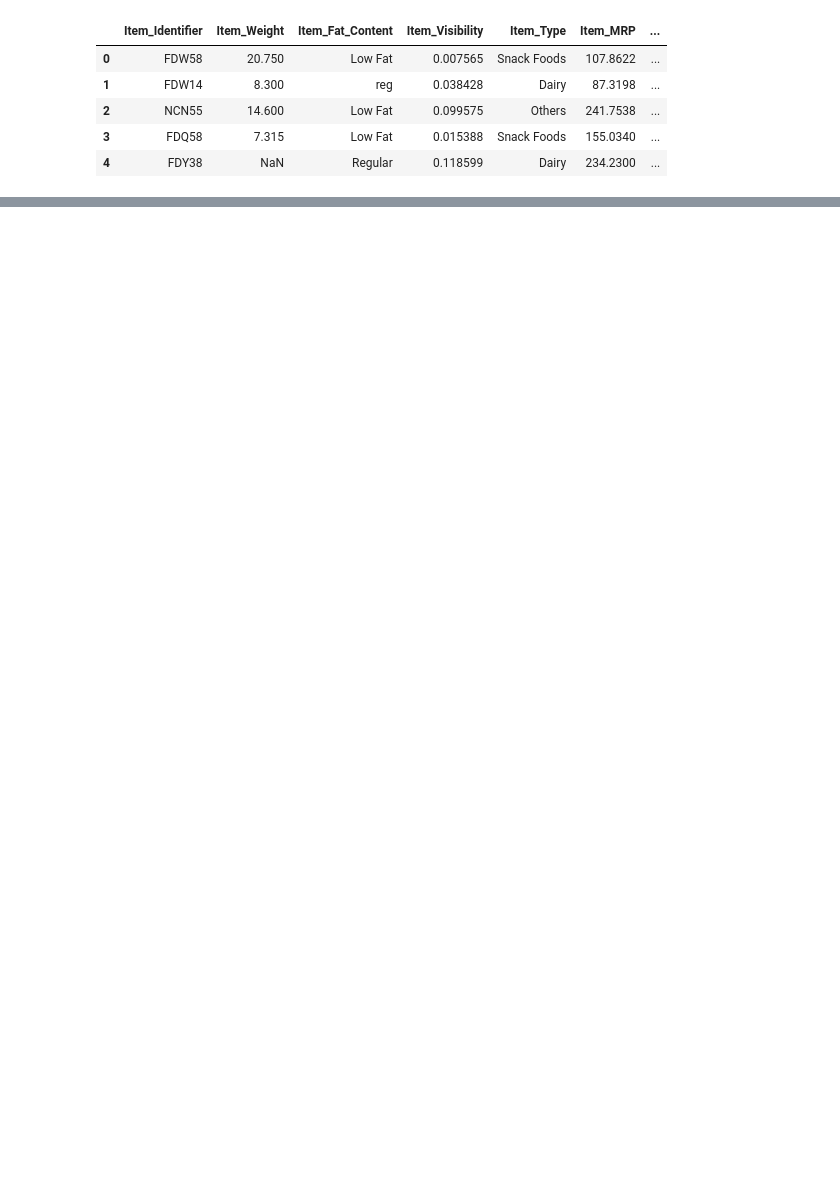
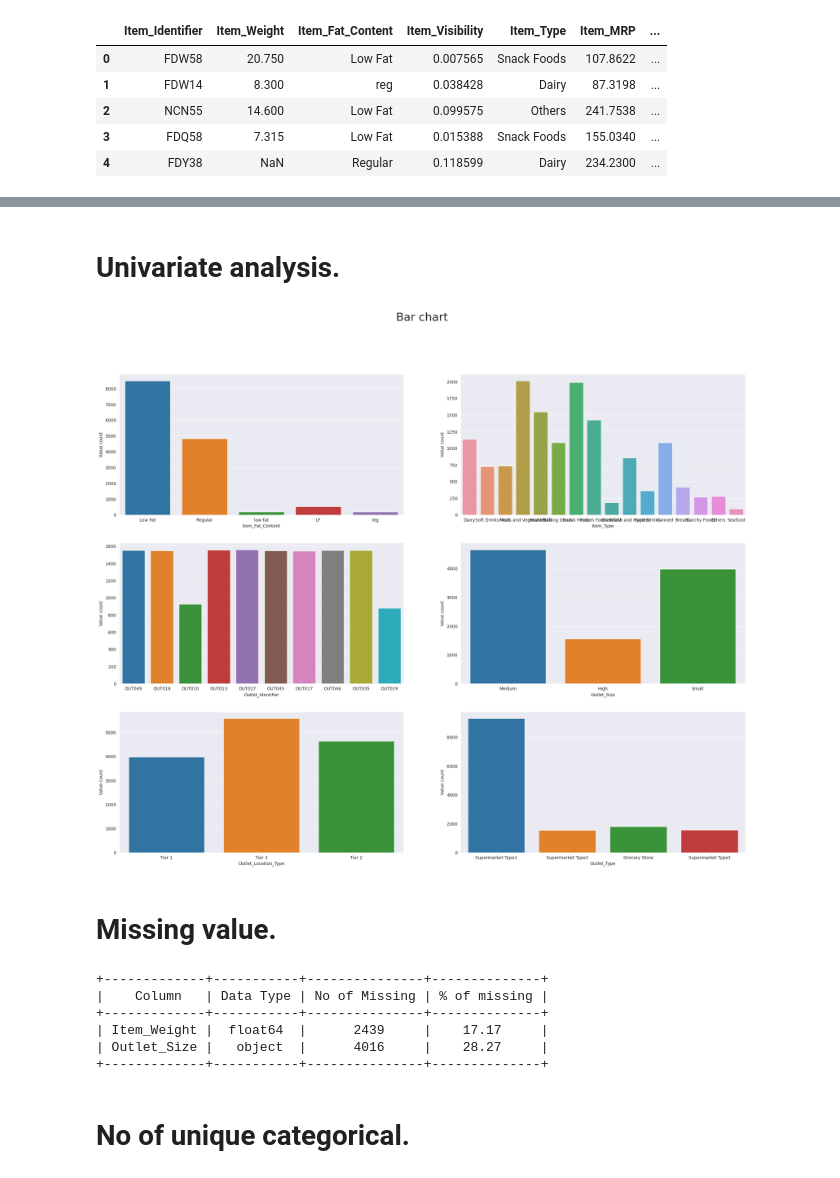
Before and after one commit to Suman-Adhikary/Big-Mart-Sale-Prediction, a Jupyter notebook: Bigmart_Sale_Prediction.ipynb, the cells around one changed output, grey strips where cells are left out. Saved outputs shown, nothing was run; the diff lists cells and outputs as text; code cells hidden in the pictures; blank space fills up the shorter version.

```diff
--- a/Bigmart_Sale_Prediction.ipynb
+++ b/Bigmart_Sale_Prediction.ipynb
@@ -31,0 +117,27 @@ test_data.head()
+# %% [markdown]
+# Univariate analysis.
+# %%
+Unique = [X[col].nunique() for col in X.columns if X[col].dtypes == 'object']
+col = [col for col in X.columns if X[col].dtypes == 'object']
+
+fig, axs = plt.subplots(3, 2, figsize=(26, 20), squeeze=False)
+
+Axis = []
+for j in range(3):
+    for k in range(2):
+        Axis.append(axs[j, k])
+
+for i in range(len(col)):
+    sns.countplot(data = X, x = X[col[i]], ax=Axis[i])
+    Axis[i].set_ylabel('Value count')
+
+for ax in axs.flat:
+        if not bool(ax.has_data()):
+            fig.delaxes(ax)
+
+fig.suptitle("Bar chart", fontsize=26)
+plt.show()
+# %% [output]
+[figure, added]
+# %% [markdown]
+# Missing value.
@@ -31,0 +149,16 @@ test_data.head()
+# %%
+Missing_Table = PrettyTable()
+Missing_Table.add_column('Column', col)
+Missing_Table.add_column('Data Type', datatype)
+Missing_Table.add_column('No of Missing', missing)
+Missing_Table.add_column('% of missing', percentage_mis)
+print(Missing_Table)
+# %% [output]
++-------------+-----------+---------------+--------------+
+|    Column   | Data Type | No of Missing | % of missing |
++-------------+-----------+---------------+--------------+
+| Item_Weight |  float64  |      2439     |    17.17     |
+| Outlet_Size |   object  |      4016     |    28.27     |
++-------------+-----------+---------------+--------------+
+# %% [markdown]
+# No of unique categorical.
```
Also changed, not shown: parts of 16 cells of this notebook.
